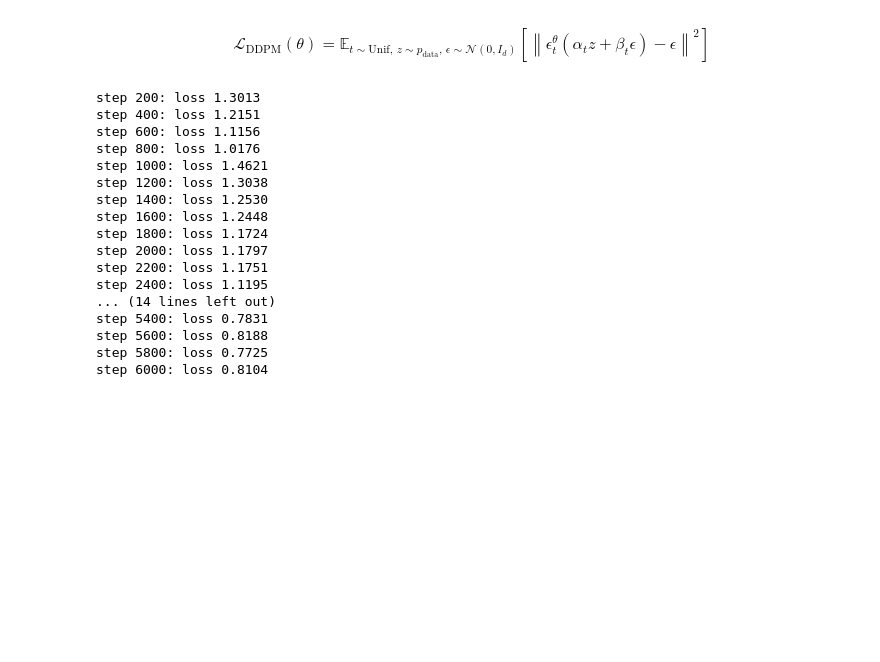
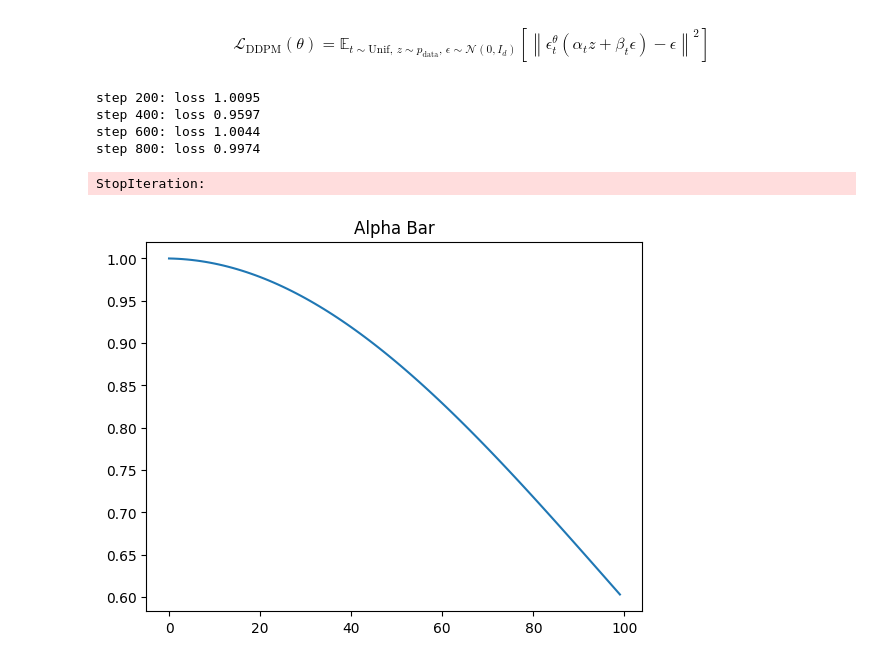
Before and after one commit to F-Fer/understanding_flow_matching, a Jupyter notebook: notebooks/diffusion_mnist.ipynb, the cells around one changed output. Drawn from its saved outputs; the diff is of its cells as text; code cells hidden in the pictures; blank space fills up the shorter version.

Commit message:
fix training loop

```diff
--- a/notebooks/diffusion_mnist.ipynb
+++ b/notebooks/diffusion_mnist.ipynb
@@ -278,13 +278,13 @@ def batch(dataloader: DataLoader) -> tuple[torch.Tensor, torch.Tensor, torch.Ten
         target_noise: (n, 2) tensor of target noise
         y0: (n,) tensor of labels
     """
-    x0, labels = next(iter(dataloader))
+    x0, labels = next(dataloader)
     x0 = x0.to(device)
     labels = labels.to(device)
     gaussian_noise = torch.randn(x0.shape, device=device) # random samples (from prior, e.g. N(0,I))
     k = torch.randint(0, T, (x0.shape[0],), device=device)
     abar_k = alpha_bar[k]
-    sqrt_abar   = torch.sqrt(abar_k).view(-1, 1, 1, 1)
+    sqrt_abar = torch.sqrt(abar_k).view(-1, 1, 1, 1)
     sqrt_one_ma = torch.sqrt(1.0 - abar_k).view(-1, 1, 1, 1)
     xt = sqrt_abar * x0 + sqrt_one_ma * gaussian_noise
     t  = (k.float() + 1) / T # normalize to (0,1]; use k/T if you prefer [0,1)
@@ -292,9 +292,10 @@ def batch(dataloader: DataLoader) -> tuple[torch.Tensor, torch.Tensor, torch.Ten
 
 model.train()
 losses = []
-steps = 10_000
+steps = 3_000
+loader_iter = iter(train_dataloader)
 for step in range(1, steps+1):
-    xt, t, target_v, y0 = batch(train_dataloader)
+    xt, t, target_v, y0 = batch(loader_iter)
     pred_v = model(xt, t, y0)
     loss = F.mse_loss(pred_v, target_v)
     opt.zero_grad(set_to_none=True)
@@ -309,21 +310,17 @@ plt.plot(losses)
 plt.title("Training Loss")
 plt.show()
 # %% [output]
-step 200: loss 1.3013
-step 400: loss 1.2151
-step 600: loss 1.1156
-step 800: loss 1.0176
-step 1000: loss 1.4621
-step 1200: loss 1.3038
-step 1400: loss 1.2530
-step 1600: loss 1.2448
-step 1800: loss 1.1724
-step 2000: loss 1.1797
-step 2200: loss 1.1751
-step 2400: loss 1.1195
-... (14 lines left out)
-step 5400: loss 0.7831
-step 5600: loss 0.8188
-step 5800: loss 0.7725
-step 6000: loss 0.8104
+step 200: loss 1.0095
+step 400: loss 0.9597
+step 600: loss 1.0044
+step 800: loss 0.9974
+StopIteration:
+# %%
+# Plot abar
+plt.figure()
+plt.plot(np.sqrt(alpha_bar.cpu().numpy()))
+plt.title("Alpha Bar")
+plt.show()
+# %% [output]
+[figure, added]
 # %% [markdown]
```
Also changed, not shown: parts of 4 cells of this notebook, 1 other file.
